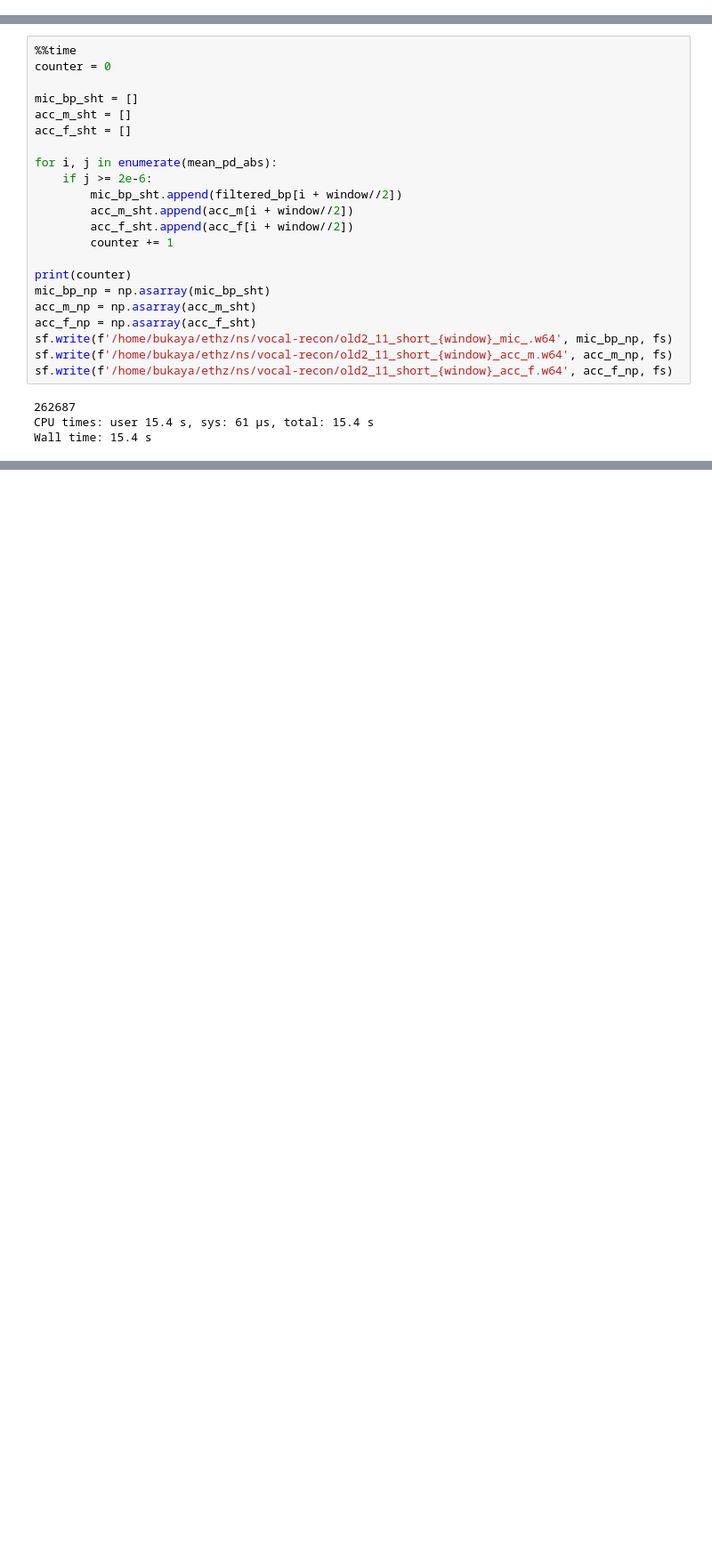
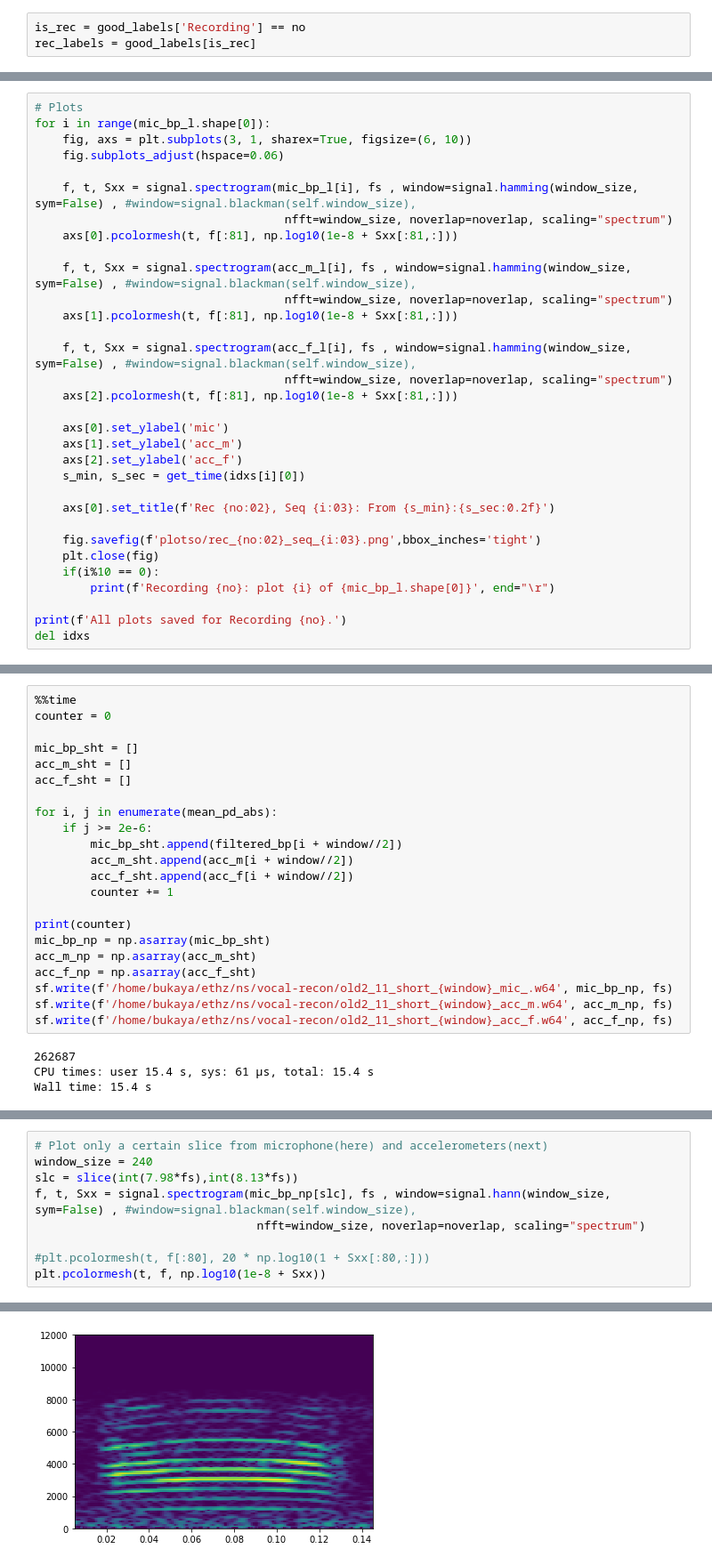
Before and after one commit to balpk/vocal-recon, a Jupyter notebook: code/extracting_test.ipynb, the cells around one changed output, grey strips where cells are left out. Shown: that part at 89% size. Saved outputs shown, nothing was run; the diff lists cells and outputs as text; blank space fills up the shorter version.

```diff
--- a/code/extracting_test.ipynb
+++ b/code/extracting_test.ipynb
@@ -101,0 +178,3 @@ plt.pcolormesh(t, f, np.log10(1e-8 + Sxx))
+# %%
+is_rec = good_labels['Recording'] == no
+rec_labels = good_labels[is_rec]
@@ -101,0 +233,32 @@ plt.pcolormesh(t, f, np.log10(1e-8 + Sxx))
+# %%
+# Plots
+for i in range(mic_bp_l.shape[0]):
+    fig, axs = plt.subplots(3, 1, sharex=True, figsize=(6, 10))
+    fig.subplots_adjust(hspace=0.06)
+
+    f, t, Sxx = signal.spectrogram(mic_bp_l[i], fs , window=signal.hamming(window_size, sym=False) , #window=signal.blackman(self.window_size),
+                                    nfft=window_size, noverlap=noverlap, scaling="spectrum")
+    axs[0].pcolormesh(t, f[:81], np.log10(1e-8 + Sxx[:81,:]))
+
+    f, t, Sxx = signal.spectrogram(acc_m_l[i], fs , window=signal.hamming(window_size, sym=False) , #window=signal.blackman(self.window_size),
+                                    nfft=window_size, noverlap=noverlap, scaling="spectrum")
+    axs[1].pcolormesh(t, f[:81], np.log10(1e-8 + Sxx[:81,:]))
+
+    f, t, Sxx = signal.spectrogram(acc_f_l[i], fs , window=signal.hamming(window_size, sym=False) , #window=signal.blackman(self.window_size),
+                                    nfft=window_size, noverlap=noverlap, scaling="spectrum")
+    axs[2].pcolormesh(t, f[:81], np.log10(1e-8 + Sxx[:81,:]))
+
+    axs[0].set_ylabel('mic')
+    axs[1].set_ylabel('acc_m')
+    axs[2].set_ylabel('acc_f')
+    s_min, s_sec = get_time(idxs[i][0])
+
+    axs[0].set_title(f'Rec {no:02}, Seq {i:03}: From {s_min}:{s_sec:0.2f}')
+
+    fig.savefig(f'plotso/rec_{no:02}_seq_{i:03}.png',bbox_inches='tight')
+    plt.close(fig)
+    if(i%10 == 0):
+        print(f'Recording {no}: plot {i} of {mic_bp_l.shape[0]}', end="\r")
+
+print(f'All plots saved for Recording {no}.')
+del idxs
@@ -163,0 +372,10 @@ Wall time: 15.4 s
+# %%
+# Plot only a certain slice from microphone(here) and accelerometers(next)
+window_size = 240
+slc = slice(int(7.98*fs),int(8.13*fs))
+f, t, Sxx = signal.spectrogram(mic_bp_np[slc], fs , window=signal.hann(window_size, sym=False) , #window=signal.blackman(self.window_size),
+                                nfft=window_size, noverlap=noverlap, scaling="spectrum")
+
+#plt.pcolormesh(t, f[:80], 20 * np.log10(1 + Sxx[:80,:]))
+plt.pcolormesh(t, f, np.log10(1e-8 + Sxx))
+# %% [output]
@@ -163,0 +383 @@ Wall time: 15.4 s
+[figure, added]
```
Also changed, not shown: parts of 36 cells of this notebook, 1 other file.
